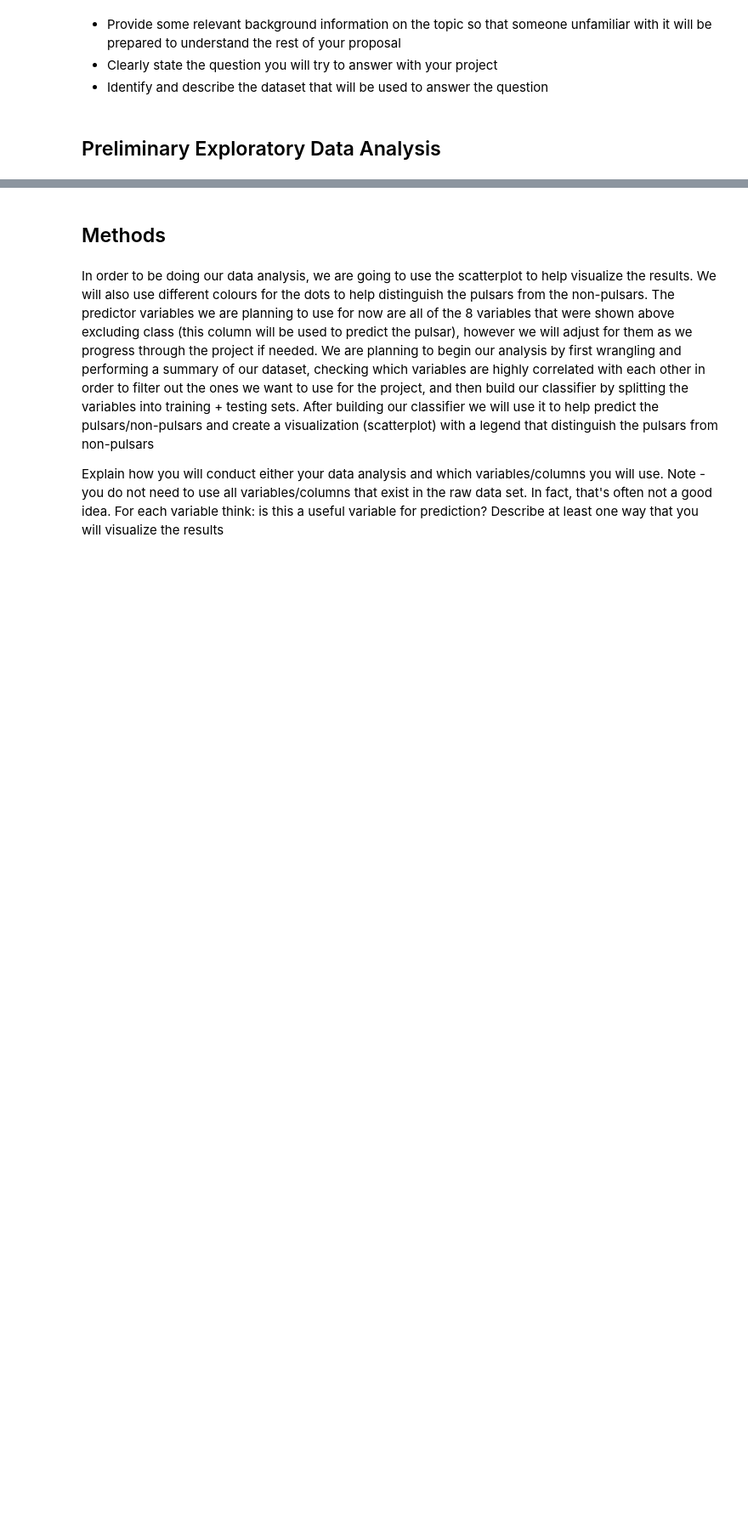
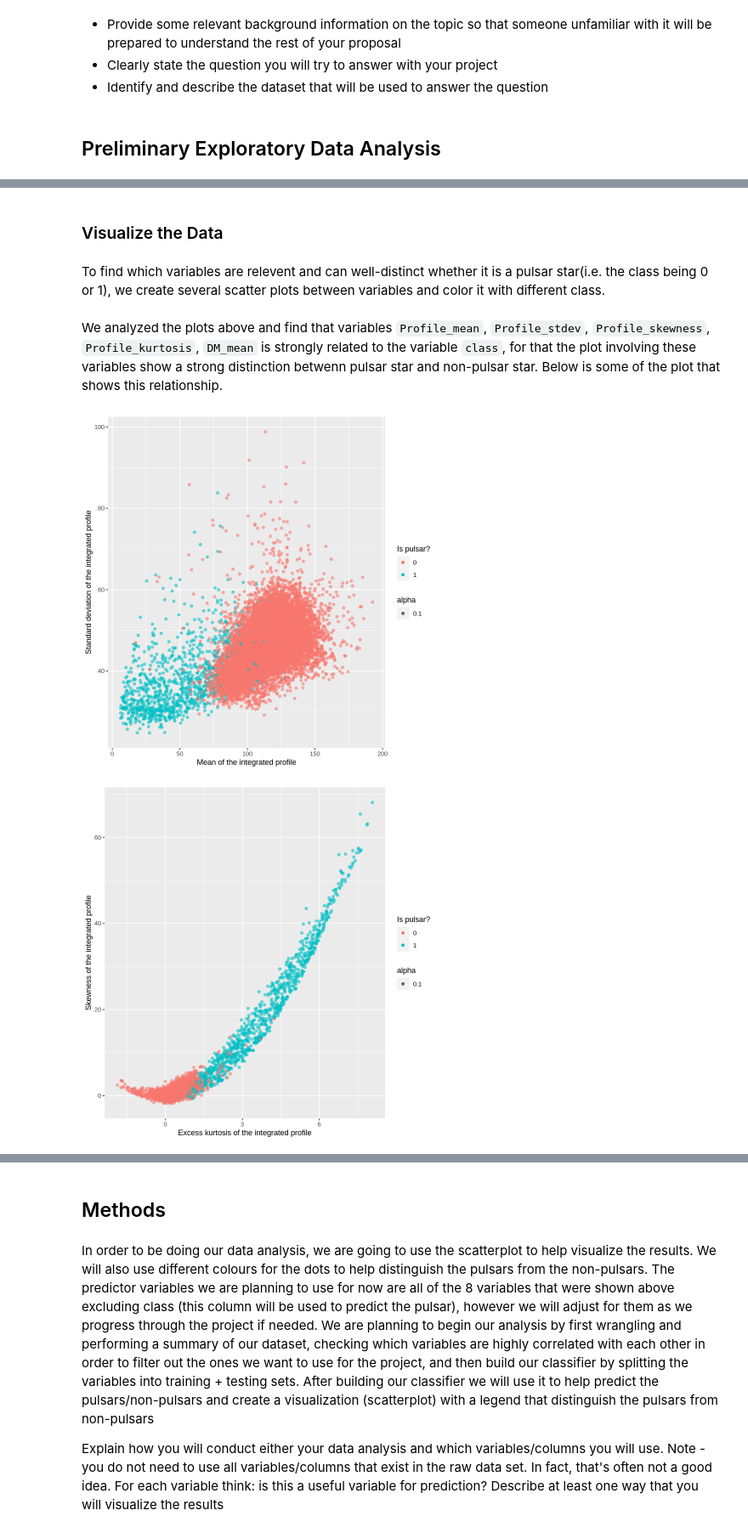
Before and after one commit to susanyliu/dsci100-project144, a Jupyter notebook: Pulsar_star_project.ipynb, the cells around one changed output, grey strips where cells are left out. Shown at 85% size. Saved outputs shown, nothing was run; the diff lists cells and outputs as text; code cells hidden in the pictures; blank space fills up the shorter version.

Commit message:
Added data analysis
Introduction, data summary, expected outcomes and significance, to be added.

```diff
--- a/Pulsar_star_project.ipynb
+++ b/Pulsar_star_project.ipynb
@@ -38,7 +41,6 @@ First, we read in the dataset
 # %%
 #read in the data set
-pulsar <- read_csv('data/HTRU_2.csv', col_names = FALSE)
-glimpse(pulsar)
+pulsar <- read_csv('https://raw.githubusercontent.com/susanyliu/dsci100-project144/main/data/HTRU_2.csv', col_names = FALSE)
 # %% [output]
 Rows: 17898 Columns: 9
 ── Column specification ────────────────────────────────────────────────────────
@@ -93,0 +66,5 @@ A tibble: 6 × 9
+# %%
+#split into training and testing data
+pulsar_split <- initial_split(pulsar, prop = 0.75, strata = class)
+pulsar_train <- training(pulsar_split)
+pulsar_test <- testing(pulsar_split)
@@ -93,0 +119,4 @@ A tibble: 6 × 9
+# %% [markdown]
+### Visualize the Data
+# %% [markdown]
+To find which variables are relevent and can well-distinct whether it is a pulsar star(i.e. the class being 0 or 1), we create several scatter plots between variables and color it with different class.
@@ -93,0 +184,10 @@ A tibble: 6 × 9
+# %% [markdown]
+We analyzed the plots above and find that variables `Profile_mean`, `Profile_stdev`, `Profile_skewness`, `Profile_kurtosis`, `DM_mean` is strongly related to the variable `class`, for that the plot involving these variables show a strong distinction betwenn pulsar star and non-pulsar star.
+Below is some of the plot that shows this relationship.
+# %%
+plot1.2
+plot3.4
+plot3.5
+# %% [output]
+[figure, added]
+[figure, added]
```
Also changed, not shown: parts of 15 cells of this notebook.
